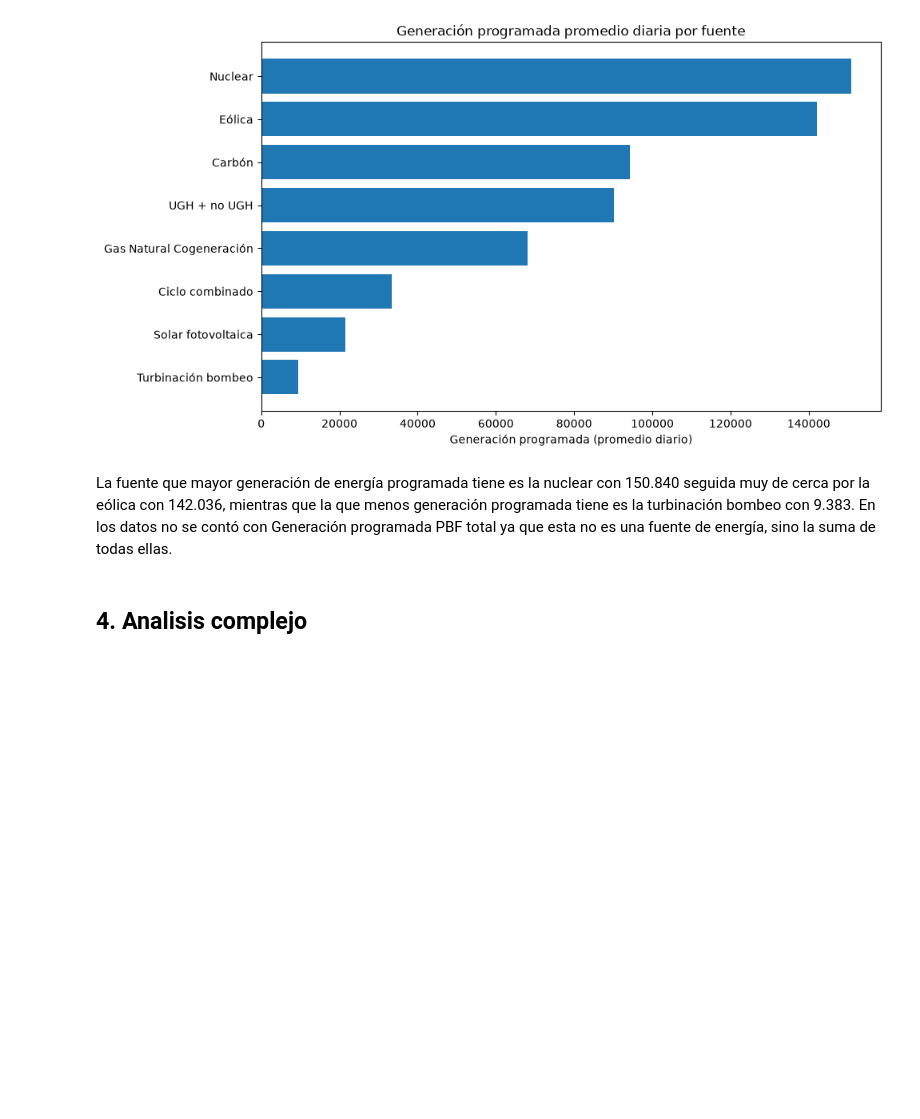
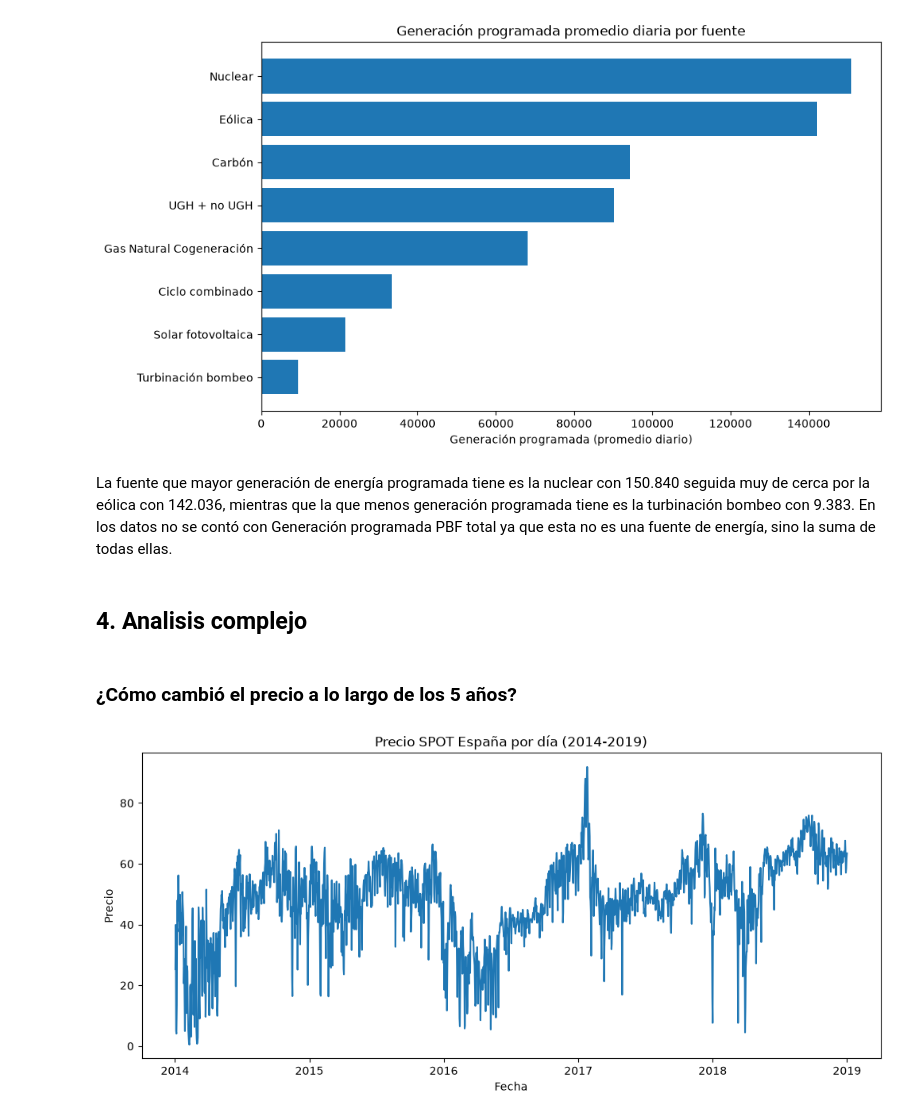
Before and after one commit to CarlosScura/reto-para-magos-de-datos, a Jupyter notebook: 02_energia_espana.ipynb, the cells around one changed output. Cells and saved outputs as stored; diff of their text form; code cells hidden in the pictures; blank space fills up the shorter version.

```diff
--- a/02_energia_espana.ipynb
+++ b/02_energia_espana.ipynb
@@ -480,2 +480,13 @@ La fuente que mayor generación de energía programada tiene es la nuclear con 1
 # %% [markdown]
 ## 4. Analisis complejo
+# %% [markdown]
+### ¿Cómo cambió el precio a lo largo de los 5 años?
+# %%
+plt.figure(figsize=(12, 5))
+plt.plot(precio['datetime'], precio['value'])
+plt.title('Precio SPOT España por día (2014-2019)')
+plt.xlabel('Fecha')
+plt.ylabel('Precio')
+plt.show()
+# %% [output]
+[figure, added]
```
Also changed, not shown: parts of 2 cells of this notebook.
